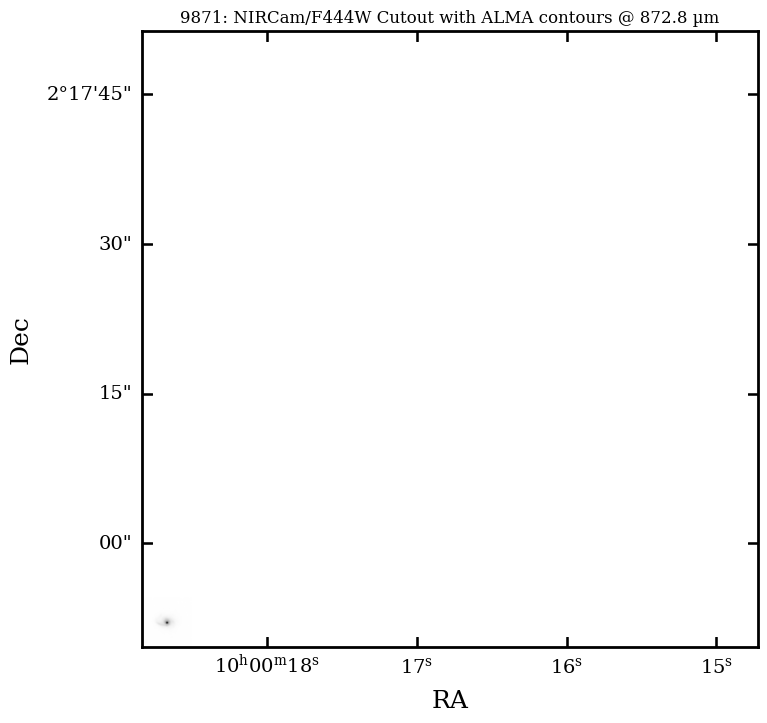
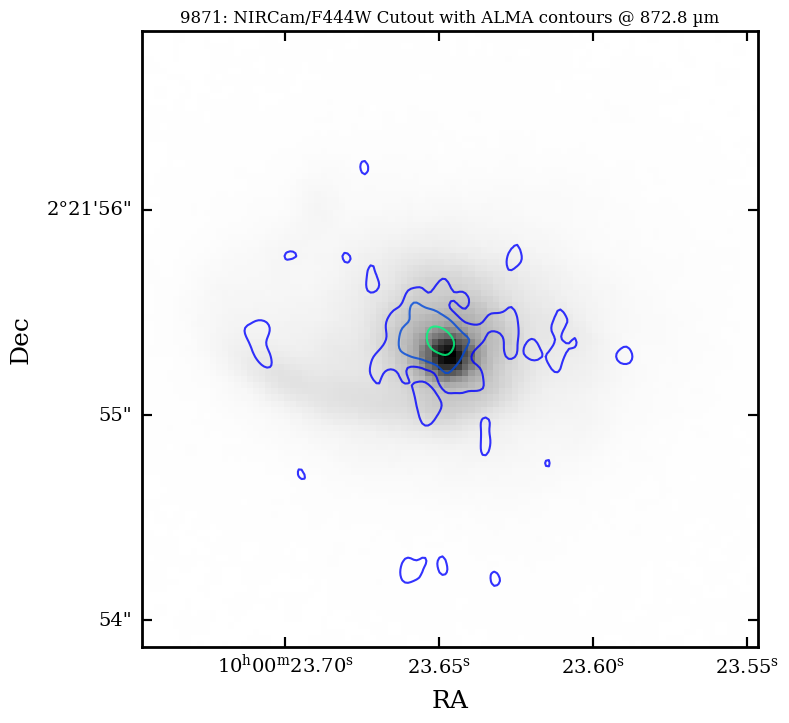
Code edit (unified diff) that turned the first committed figure into the second:
--- before
+++ after
@@ -1,3 +1,9 @@
-# Define URL_PREFIX for accessing continuum images
+# Load the Blue Jay source catalogue
+from email import header
+
+
+bluejay_path = 'data/catalogues/cat_targets.fits'
+my_cat = fits.open(bluejay_path)[1].data
+my_cat = Table(my_cat)
 
 for row in sky_matched:
@@ -5,4 +11,8 @@
     id = row['ID_3DHST']
     nircam_file = f"./data/F444W_cutouts/{id}_F444W_cutout.fits"
+    
+    nircam_ra = my_cat[my_cat['id'] == id]['ra'][0]
+    nircam_dec = my_cat[my_cat['id'] == id]['dec'][0]
+    
     wavelength = row['Obs_wavelength']
 
@@ -17,7 +27,15 @@
         header_nircam = hdul_nircam['SCI'].header
         print(f"File {id} header says center is: {header_nircam['CRVAL1']}, {header_nircam['CRVAL2']}")
-        wcs_nircam = WCS(header_nircam, naxis=2)
+        
+        header_nircam['CRVAL1'] = row['RA']
+        header_nircam['CRVAL2'] = row['Dec']
         
         nircam_data = hdul_nircam['SCI'].data
+        
+        header_nircam['CRPIX1'] = nircam_data.shape[1] / 2.0
+        header_nircam['CRPIX2'] = nircam_data.shape[0] / 2.0
+        
+        print(f"File {id} header says center is: {header_nircam['CRVAL1']}, {header_nircam['CRVAL2']}")
+        wcs_nircam = WCS(header_nircam, naxis=2)
         
     print(f"ALMA Center: {wcs_alma.wcs.crval}")
@@ -36,5 +54,15 @@
                transform=ax.get_transform(wcs_alma), 
                levels=[3*rms, 5*rms, 10*rms], 
-               colors='red', alpha=0.8)
+               cmap='winter', alpha=0.8)
+    
+    # 1. Define the center of your cutout in pixels
+    center_y, center_x = nircam_data.shape[0] / 2, nircam_data.shape[1] / 2
+    
+    # 2. Define a "zoom" box (e.g., 50 pixels in each direction)
+    zoom = 50 
+    
+    # 3. Apply the limits to the axes
+    ax.set_xlim(center_x - zoom, center_x + zoom)
+    ax.set_ylim(center_y - zoom, center_y + zoom)
 
     plt.xlabel('RA')

Commit: Now perfectly plots the ALMA contours on top of the NIRCam cutouts! I'm happy it worked! And I'm perfectly on time for my Spanish class, couldn't be better.